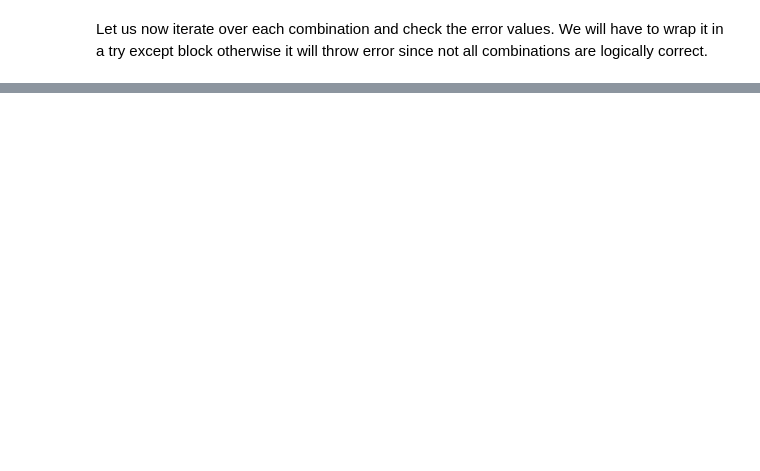
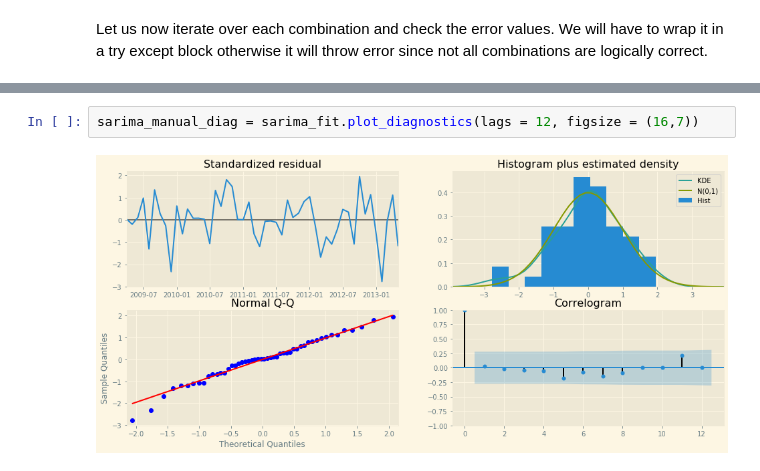
Before and after one commit to hamzajabbarr/time_series_forecasting_example, a Jupyter notebook: Time_series.ipynb, the cells around one changed output, grey strips where cells are left out. Saved outputs shown, nothing was run; the diff lists cells and outputs as text; blank space fills up the shorter version.

```diff
--- a/Time_series.ipynb
+++ b/Time_series.ipynb
@@ -953,0 +964,4 @@ plt.show()
+# %%
+sarima_manual_diag = sarima_fit.plot_diagnostics(lags = 12, figsize = (16,7))
+# %% [output]
+[figure, added]
```
Also changed, not shown: parts of 14 cells of this notebook.
